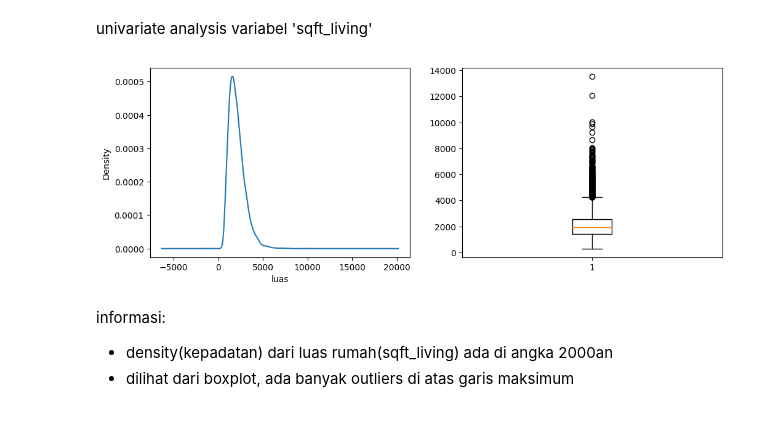
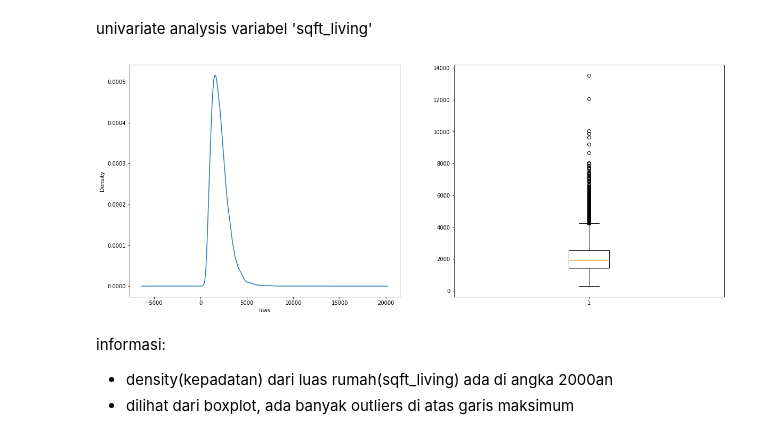
Before and after one commit to GilangAgungS/house-prediction-fix1, a Jupyter notebook: latian_PrediksiHargaRumah new.ipynb, the cells around one changed output. Cells and saved outputs as stored; diff of their text form; code cells hidden in the pictures.

```diff
--- a/latian_PrediksiHargaRumah new.ipynb
+++ b/latian_PrediksiHargaRumah new.ipynb
@@ -76,6 +78,7 @@ membuat variabel dataFrame yang berisi data independen dan dependen yang dibutuh
 # dataFrame = pd.read_csv('/content/drive/My Drive/latian prediksi harga rumah/kc_house_data.csv', usecols=['floors','bedrooms', 'bathrooms', 'sqft_living', 'grade','yr_built','price'])
 
 # Memuat data dari komputer (local)
-dataFrame = pd.read_csv('kc_house_data.csv', usecols=['floors','bedrooms', 'bathrooms', 'sqft_living', 'grade','yr_built','price'])
+#dataFrame = pd.read_csv('kc_house_data.csv', usecols=['floors','bedrooms', 'bathrooms', 'sqft_living', 'grade','yr_built','price'])
+dataFrame = pd.read_csv('kc_house_data.csv', usecols=['floors','bedrooms', 'bathrooms', 'sqft_living', 'sqft_above', 'grade','yr_built','price'])
 dataFrame
 # %% [output]
@@ -347,19 +355,19 @@ informasi:
 univariate analysis variabel 'sqft_living'
 # %%
 #univariate analysis variabel 'sqft_living'
-f = plt.figure(figsize=(12,4))
+f = plt.figure(figsize=(20,8))
 
 # add_subplot(baris, kolom, posisi)
 f.add_subplot(1,2,1)
 dataFrame['sqft_living'].plot(kind='kde')
 plt.xlabel('luas')
 
 f.add_subplot(1,2,2)
 #membuat boxplot untuk variabel 'sqft_living'
 plt.boxplot(dataFrame['sqft_living'])
 plt.show()
 # %% [output]
-[figure, old version]
+[figure, new version]
 # %% [markdown]
 informasi:
 - density(kepadatan) dari luas rumah(sqft_living) ada di angka 2000an
```
Also changed, not shown: parts of 47 cells of this notebook.
